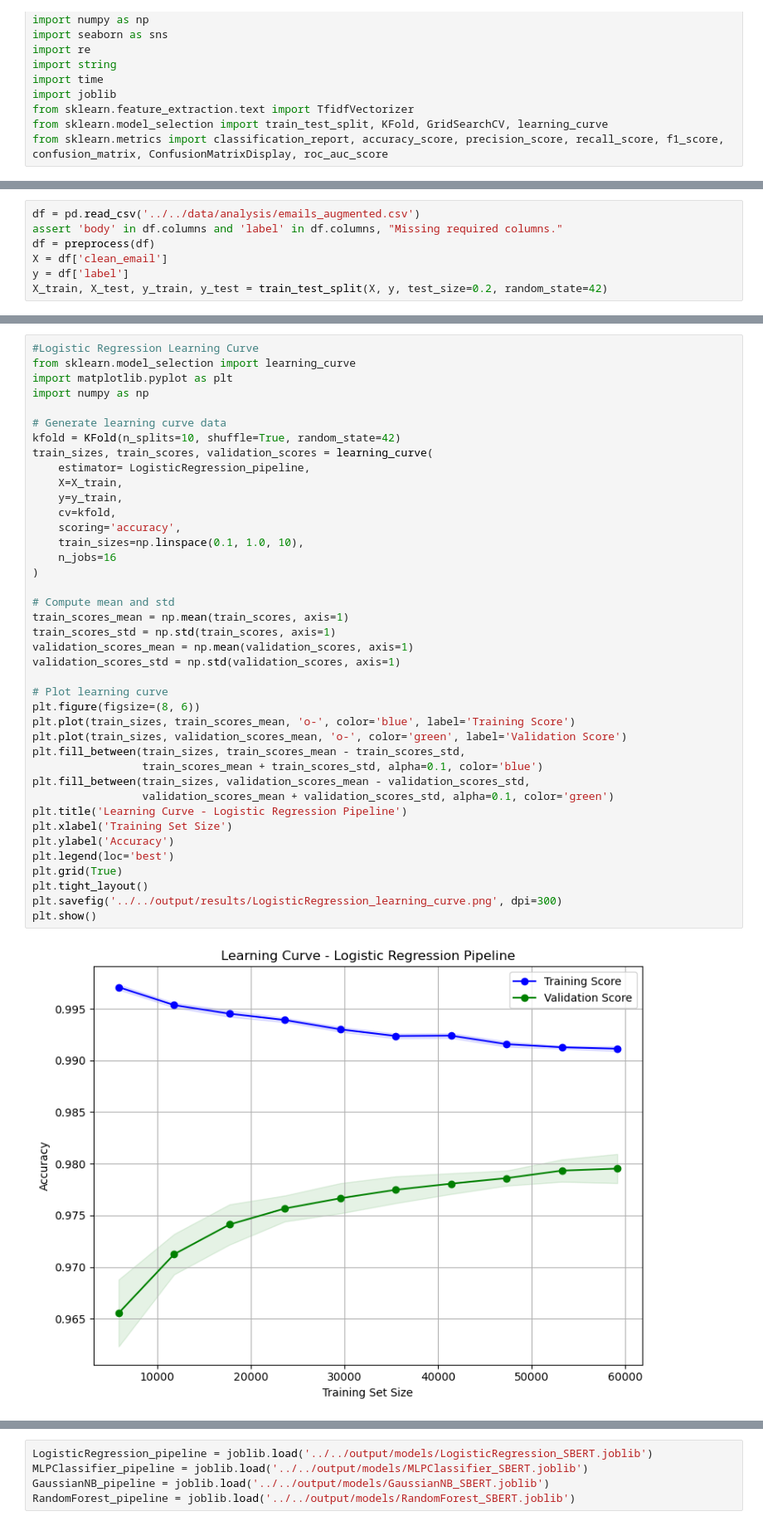
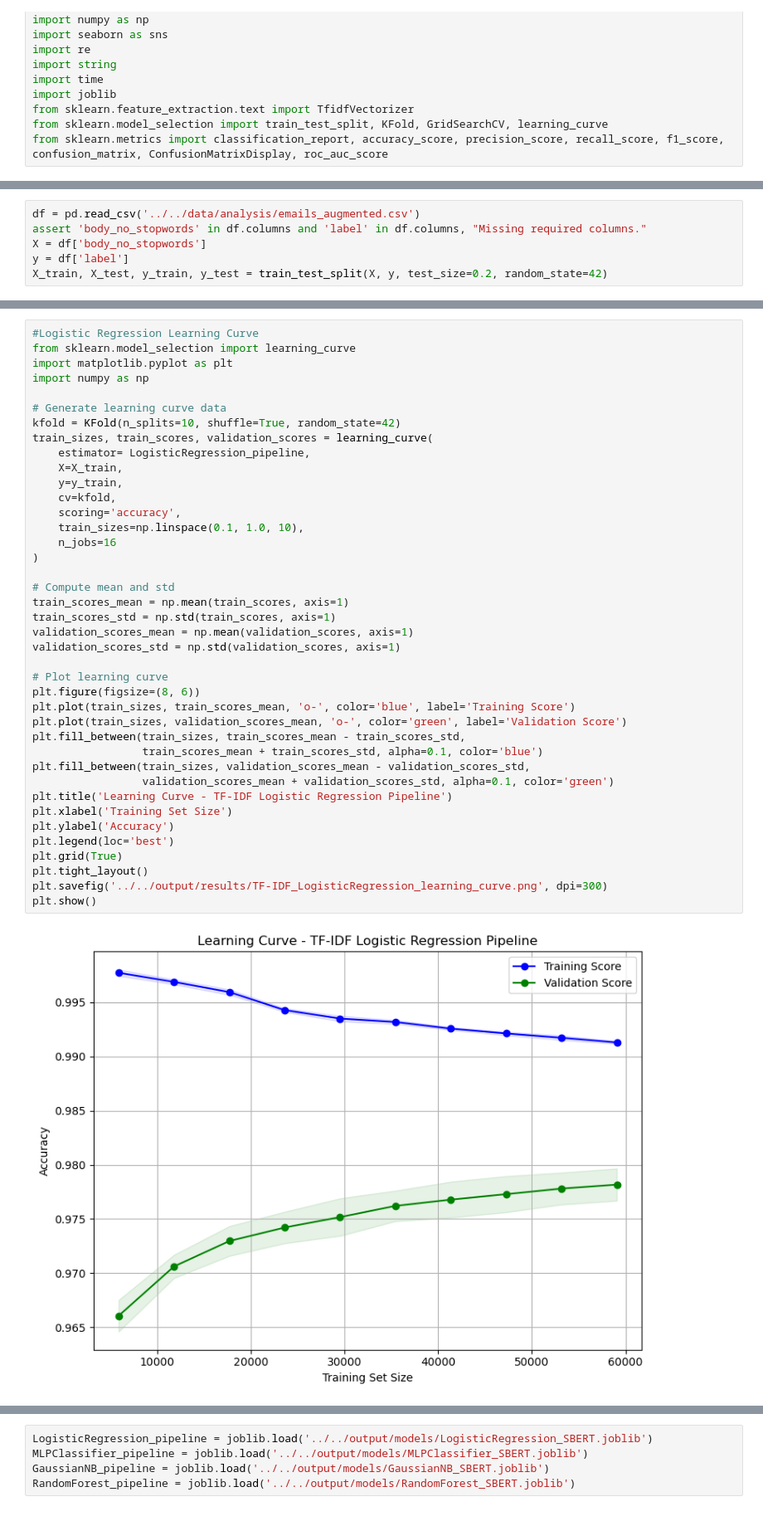
Before and after one commit to thomasha1310/rise-phishing-detection, a Jupyter notebook: scripts/analysis/Data_Analysis_Plots.ipynb, the cells around one changed output, grey strips where cells are left out. Shown: that part at 83% size. Cells and saved outputs as stored; diff of their text form.

Commit message:
Plots Updated

```diff
--- a/scripts/analysis/Data_Analysis_Plots.ipynb
+++ b/scripts/analysis/Data_Analysis_Plots.ipynb
@@ -30,8 +15,7 @@ def preprocess(df: pd.DataFrame) -> pd.DataFrame:
 # %%
 df = pd.read_csv('../../data/analysis/emails_augmented.csv')
-assert 'body' in df.columns and 'label' in df.columns, "Missing required columns."
-df = preprocess(df)
-X = df['clean_email']
+assert 'body_no_stopwords' in df.columns and 'label' in df.columns, "Missing required columns."
+X = df['body_no_stopwords']
 y = df['label']
 X_train, X_test, y_train, y_test = train_test_split(X, y, test_size=0.2, random_state=42)
 # %%
@@ -68,36 +52,36 @@ train_sizes, train_scores, validation_scores = learning_curve(
     estimator= LogisticRegression_pipeline,
     X=X_train,
     y=y_train,
     cv=kfold,
     scoring='accuracy',
     train_sizes=np.linspace(0.1, 1.0, 10),
     n_jobs=16
 )
 
 # Compute mean and std
 train_scores_mean = np.mean(train_scores, axis=1)
 train_scores_std = np.std(train_scores, axis=1)
 validation_scores_mean = np.mean(validation_scores, axis=1)
 validation_scores_std = np.std(validation_scores, axis=1)
 
 # Plot learning curve
 plt.figure(figsize=(8, 6))
 plt.plot(train_sizes, train_scores_mean, 'o-', color='blue', label='Training Score')
 plt.plot(train_sizes, validation_scores_mean, 'o-', color='green', label='Validation Score')
 plt.fill_between(train_sizes, train_scores_mean - train_scores_std,
                  train_scores_mean + train_scores_std, alpha=0.1, color='blue')
 plt.fill_between(train_sizes, validation_scores_mean - validation_scores_std,
                  validation_scores_mean + validation_scores_std, alpha=0.1, color='green')
-plt.title('Learning Curve - Logistic Regression Pipeline')
+plt.title('Learning Curve - TF-IDF Logistic Regression Pipeline')
 plt.xlabel('Training Set Size')
 plt.ylabel('Accuracy')
 plt.legend(loc='best')
 plt.grid(True)
 plt.tight_layout()
-plt.savefig('../../output/results/LogisticRegression_learning_curve.png', dpi=300)
+plt.savefig('../../output/results/TF-IDF_LogisticRegression_learning_curve.png', dpi=300)
 plt.show()
 # %% [output]
-[figure, old version]
+[figure, new version]
 # %%
 #MLP Classifier Learning Curve
 from sklearn.model_selection import learning_curve
```
Also changed, not shown: parts of 20 cells of this notebook, 21 other files.
